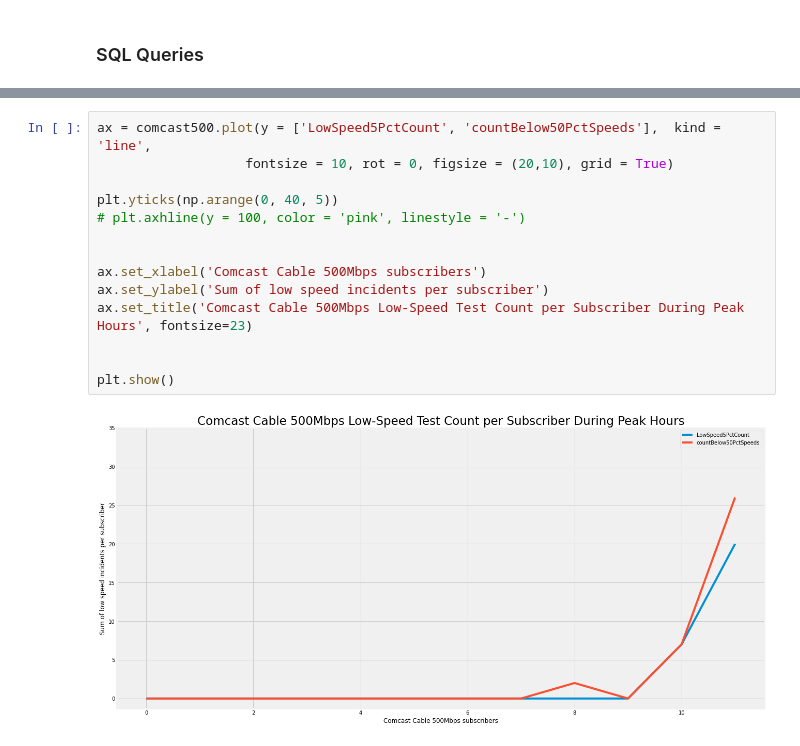
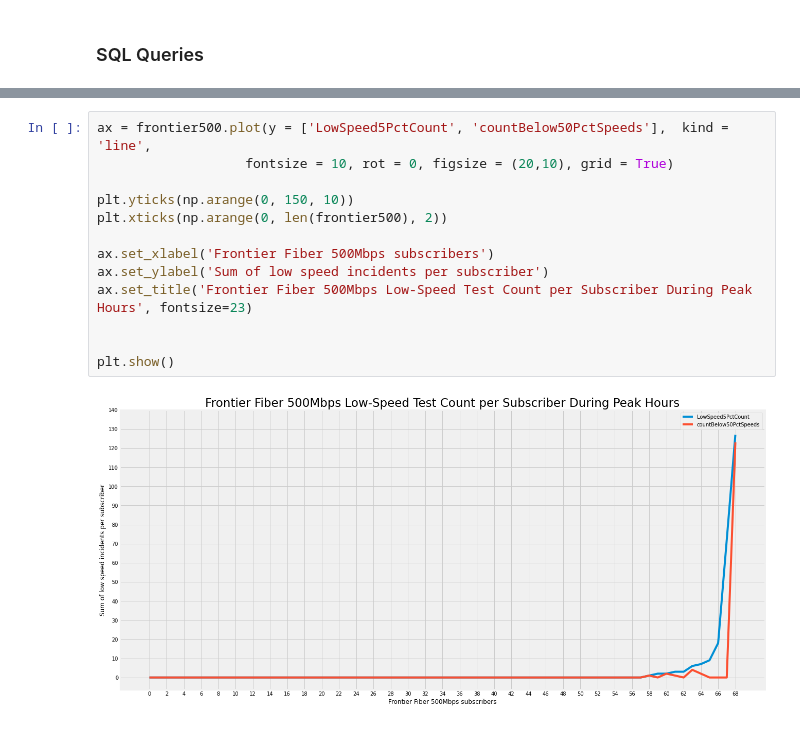
Before and after one commit to afreund415/MBA-broadband-research, a Jupyter notebook: Spatial & Temporal MBA Data Tests.ipynb, the cells around one changed output, grey strips where cells are left out. Drawn from its saved outputs; the diff is of its cells as text.

```diff
--- a/Spatial & Temporal MBA Data Tests.ipynb
+++ b/Spatial & Temporal MBA Data Tests.ipynb
@@ -193,16 +257,15 @@ plt.show()
 # %%
-ax = comcast500.plot(y = ['LowSpeed5PctCount', 'countBelow50PctSpeeds'],  kind = 'line',
+ax = frontier500.plot(y = ['LowSpeed5PctCount', 'countBelow50PctSpeeds'],  kind = 'line',
                    fontsize = 10, rot = 0, figsize = (20,10), grid = True)
 
-plt.yticks(np.arange(0, 40, 5))
-# plt.axhline(y = 100, color = 'pink', linestyle = '-')
+plt.yticks(np.arange(0, 150, 10))
+plt.xticks(np.arange(0, len(frontier500), 2))
 
-
-ax.set_xlabel('Comcast Cable 500Mbps subscribers')
+ax.set_xlabel('Frontier Fiber 500Mbps subscribers')
 ax.set_ylabel('Sum of low speed incidents per subscriber')
-ax.set_title('Comcast Cable 500Mbps Low-Speed Test Count per Subscriber During Peak Hours', fontsize=23)
+ax.set_title('Frontier Fiber 500Mbps Low-Speed Test Count per Subscriber During Peak Hours', fontsize=23)
 
 
 plt.show()
 # %% [output]
-[figure, old version]
+[figure, new version]
```
Also changed, not shown: parts of 11 cells of this notebook.
